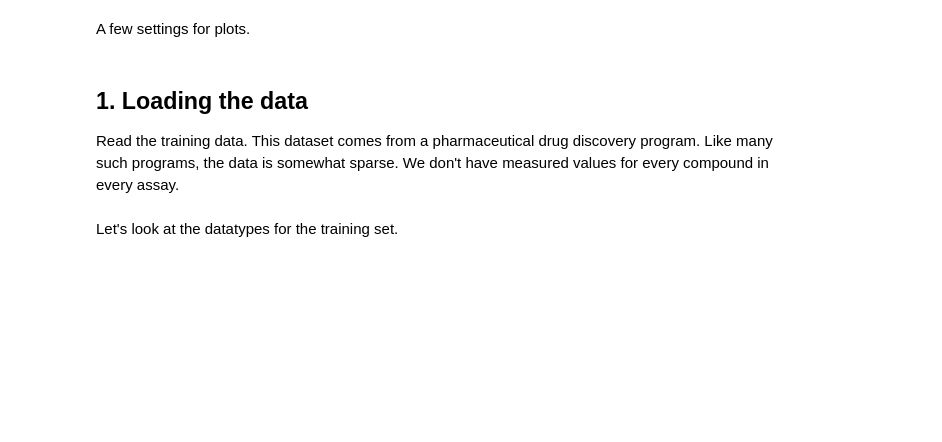
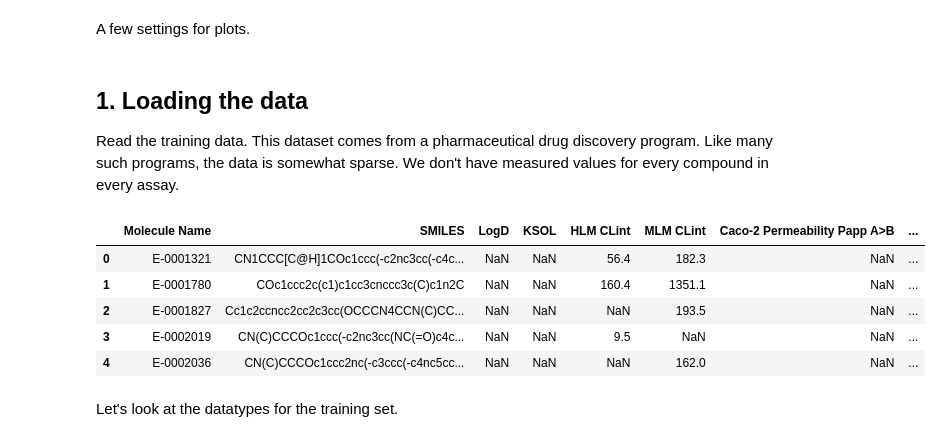
Before and after one commit to OpenADMET/ExpansionRx-Challenge-Tutorial, a Jupyter notebook: expansion_tutorial.ipynb, the cells around one changed output. Saved outputs shown, nothing was run; the diff lists cells and outputs as text; code cells hidden in the pictures; blank space fills up the shorter version.

```diff
--- a/expansion_tutorial.ipynb
+++ b/expansion_tutorial.ipynb
@@ -41,8 +38,17 @@ sns.set_context('notebook')
 ## 1. Loading the data
 Read the training data. This dataset comes from a pharmaceutical drug discovery program. Like many such programs, the data is somewhat sparse. We don't have measured values for every compound in every assay.
 # %%
-train_df = pd.read_csv("hf://datasets/openadmet/openadmet-challenge-train-data/expansion_data_train.csv")
+train_df = pd.read_csv(
+    "hf://datasets/openadmet/openadmet-challenge-train-data/expansion_data_train.csv"
+)
 train_df.head()
+# %% [output]
+|  | Molecule Name | SMILES | LogD | KSOL | HLM CLint | MLM CLint | Caco-2 Permeability Papp A>B | ... |
+| 0 | E-0001321 | CN1CCC[C@H]1COc1ccc(-c2nc3cc(-c4c... | NaN | NaN | 56.4 | 182.3 | NaN | ... |
+| 1 | E-0001780 | COc1ccc2c(c1)c1cc3cnccc3c(C)c1n2C | NaN | NaN | 160.4 | 1351.1 | NaN | ... |
+| 2 | E-0001827 | Cc1c2ccncc2cc2c3cc(OCCCN4CCN(C)CC... | NaN | NaN | NaN | 193.5 | NaN | ... |
+| 3 | E-0002019 | CN(C)CCCOc1ccc(-c2nc3cc(NC(=O)c4c... | NaN | NaN | 9.5 | NaN | NaN | ... |
+| 4 | E-0002036 | CN(C)CCCOc1ccc2nc(-c3ccc(-c4nc5cc... | NaN | NaN | NaN | 162.0 | NaN | ... |
 # %% [markdown]
 Let's look at the datatypes for the training set.
 # %%
```
Also changed, not shown: parts of 23 cells of this notebook.
